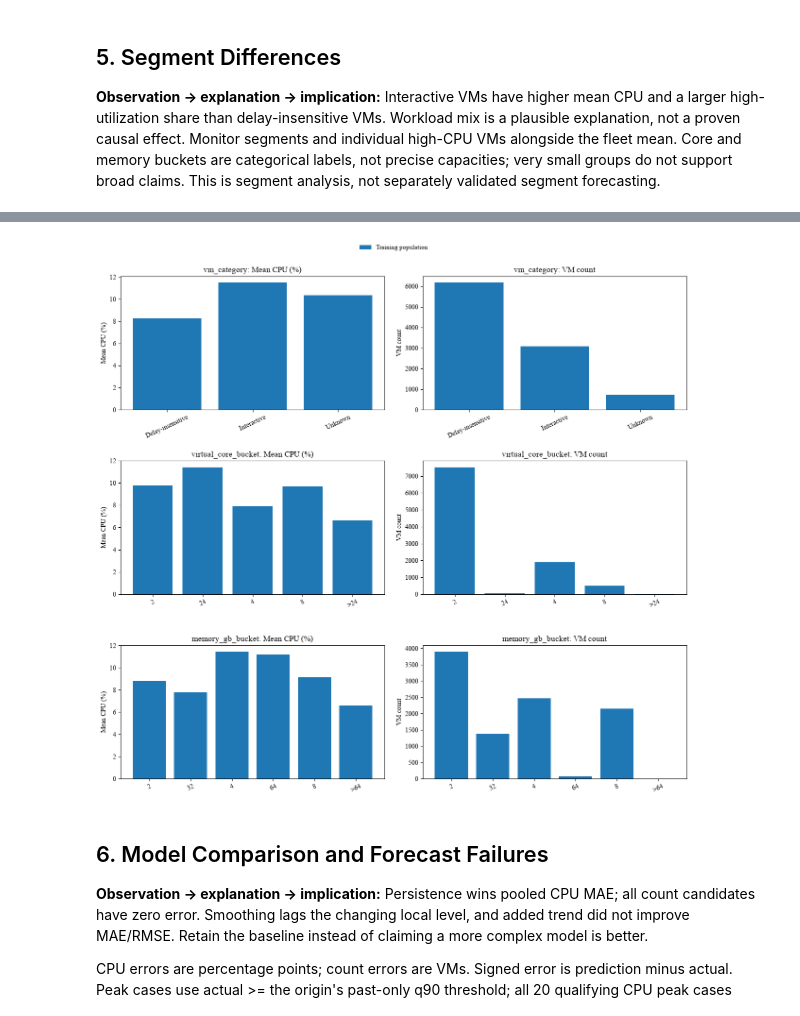
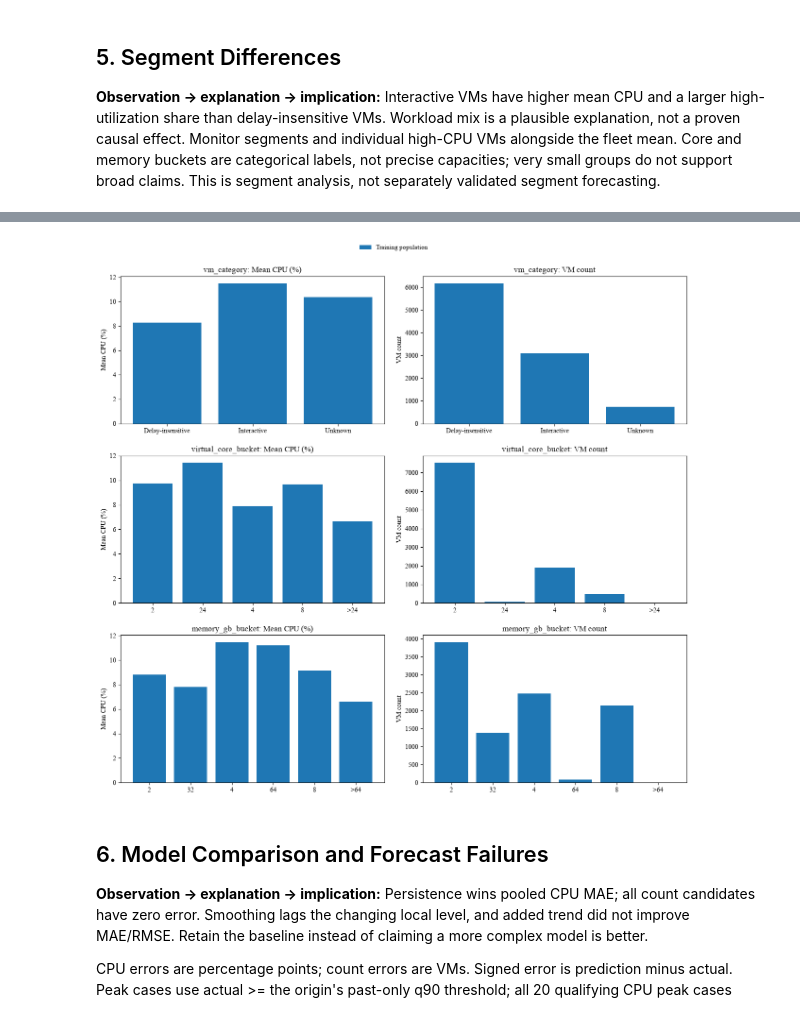
Before and after one commit to Hisbaansay/atomity-forecasting-challenge, a Jupyter notebook: notebooks/workload_analysis.ipynb, the cells around one changed output, grey strips where cells are left out. Saved outputs shown, nothing was run; the diff lists cells and outputs as text; code cells hidden in the pictures.

Commit message:
Keep segment chart labels horizontal

```diff
--- a/notebooks/workload_analysis.ipynb
+++ b/notebooks/workload_analysis.ipynb
@@ -270,22 +270,22 @@ show_table(tables['segment_summary'])
 # %%
 def plot_segments(segment: pd.DataFrame, dimensions: list[str]) -> Figure:
     fig, axes = plt.subplots(len(dimensions), 2, figsize=(13, 4 * len(dimensions)), squeeze=False)
     for row, column in enumerate(dimensions):
         group = segment[segment.dimension == column]
         for ax, metric, unit in ((axes[row, 0], "mean_cpu_pct", "Mean CPU (%)"),
                                  (axes[row, 1], "vm_count", "VM count")):
             ax.bar(group.segment, group[metric], label="Training population")
             ax.set(ylabel=unit, title=f"{column}: {unit}")
-            ax.tick_params(axis="x", rotation=25)
+            ax.tick_params(axis="x", rotation=0)
     return fig
 
 fig = plot_segments(*computed['plot_inputs']['segments'])
 save_figure(fig, FIGURES / 'segments.png')
 computed['figures']['segments'] = fig
 FigureCanvasAgg(fig)
 display(fig)
 # %% [output]
-[figure, old version]
+[figure, new version]
 # %% [markdown]
 ## 6. Model Comparison and Forecast Failures
 **Observation -> explanation -> implication:** Persistence wins pooled CPU MAE; all count candidates have zero error. Smoothing lags the changing local level, and added trend did not improve MAE/RMSE. Retain the baseline instead of claiming a more complex model is better.
```
Also changed, not shown: parts of 1 cell of this notebook, 5 other files.
